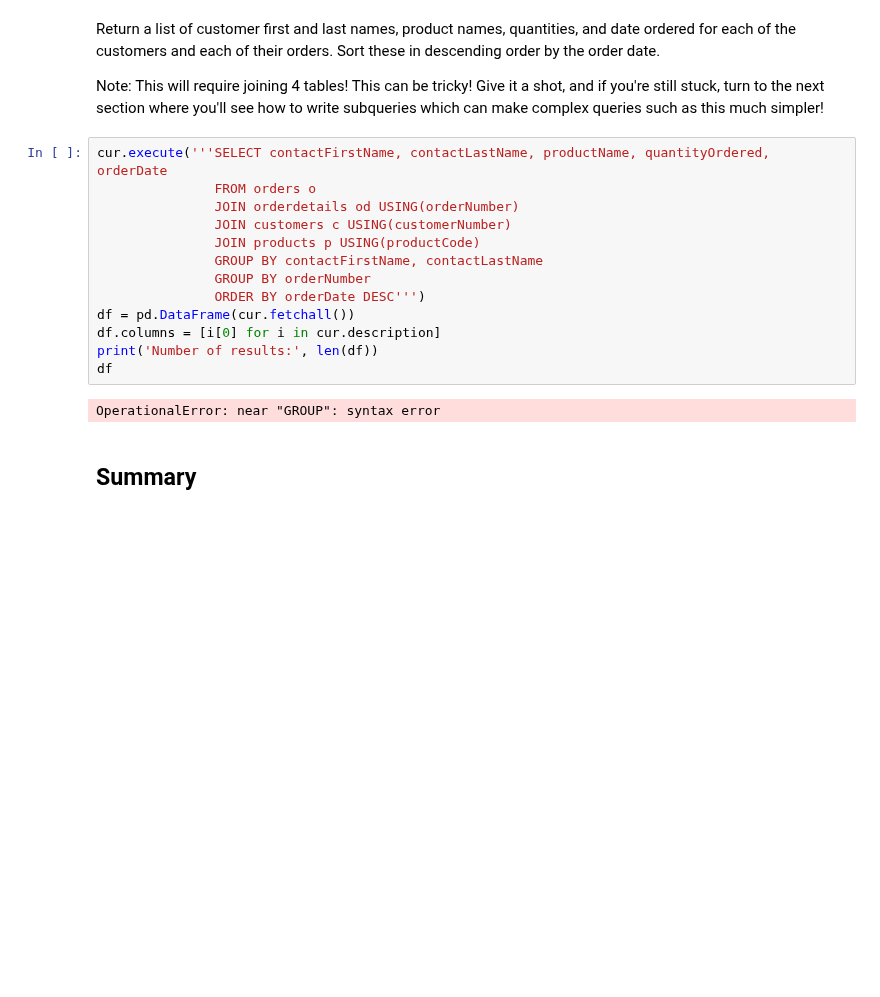
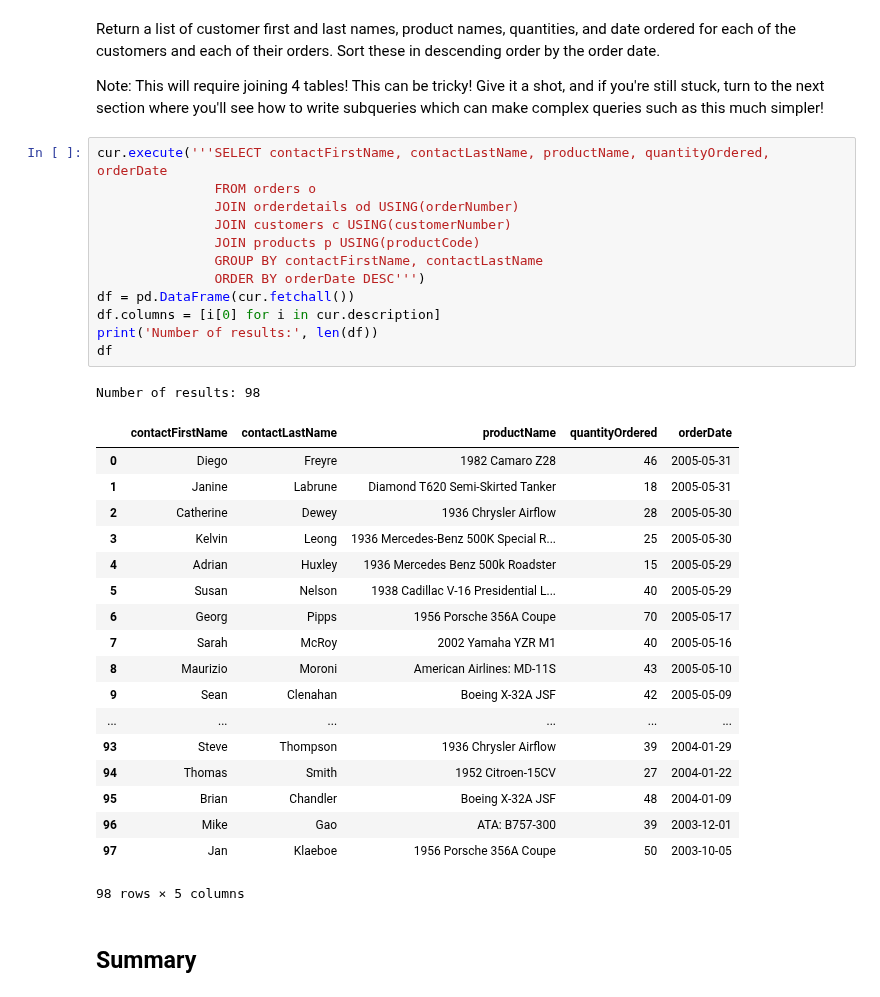
Before and after one commit to npschafer/dsc-one-to-many-and-many-to-many-joins-lab-houston-ds-042219, a Jupyter notebook: index.ipynb, the cells around one changed output. Drawn from its saved outputs; the diff is of its cells as text; blank space fills up the shorter version.

```diff
--- a/index.ipynb
+++ b/index.ipynb
@@ -138,18 +138,35 @@ Note: This will require joining 4 tables! This can be tricky! Give it a shot, an
 # %%
 cur.execute('''SELECT contactFirstName, contactLastName, productName, quantityOrdered, orderDate
                FROM orders o
                JOIN orderdetails od USING(orderNumber)
                JOIN customers c USING(customerNumber)
                JOIN products p USING(productCode)
                GROUP BY contactFirstName, contactLastName
-               GROUP BY orderNumber
                ORDER BY orderDate DESC''')
 df = pd.DataFrame(cur.fetchall())
 df.columns = [i[0] for i in cur.description]
 print('Number of results:', len(df))
 df
 # %% [output]
-OperationalError: near "GROUP": syntax error
+Number of results: 98
+|  | contactFirstName | contactLastName | productName | quantityOrdered | orderDate |
+| 0 | Diego | Freyre | 1982 Camaro Z28 | 46 | 2005-05-31 |
+| 1 | Janine | Labrune | Diamond T620 Semi-Skirted Tanker | 18 | 2005-05-31 |
+| 2 | Catherine | Dewey | 1936 Chrysler Airflow | 28 | 2005-05-30 |
+| 3 | Kelvin | Leong | 1936 Mercedes-Benz 500K Special R... | 25 | 2005-05-30 |
+| 4 | Adrian | Huxley | 1936 Mercedes Benz 500k Roadster | 15 | 2005-05-29 |
+| 5 | Susan | Nelson | 1938 Cadillac V-16 Presidential L... | 40 | 2005-05-29 |
+| 6 | Georg | Pipps | 1956 Porsche 356A Coupe | 70 | 2005-05-17 |
+| 7 | Sarah | McRoy | 2002 Yamaha YZR M1 | 40 | 2005-05-16 |
+| 8 | Maurizio | Moroni | American Airlines: MD-11S | 43 | 2005-05-10 |
+| 9 | Sean | Clenahan | Boeing X-32A JSF | 42 | 2005-05-09 |
+| ... | ... | ... | ... | ... | ... |
+| 93 | Steve | Thompson | 1936 Chrysler Airflow | 39 | 2004-01-29 |
+| 94 | Thomas | Smith | 1952 Citroen-15CV | 27 | 2004-01-22 |
+| 95 | Brian | Chandler | Boeing X-32A JSF | 48 | 2004-01-09 |
+| 96 | Mike | Gao | ATA: B757-300 | 39 | 2003-12-01 |
+| 97 | Jan | Klaeboe | 1956 Porsche 356A Coupe | 50 | 2003-10-05 |
+98 rows × 5 columns
 # %% [markdown]
 ## Summary
 # %% [markdown]
```
